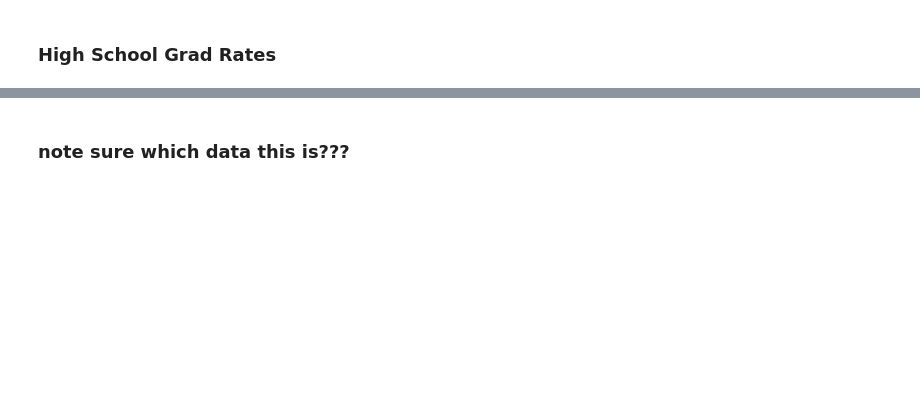
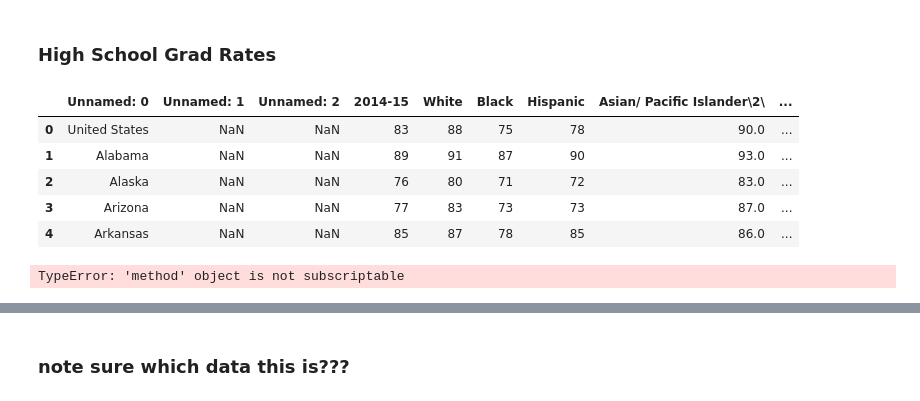
Before and after one commit to jelizalo/project-one, a Jupyter notebook: ProjectMaster.ipynb, the cells around one changed output, grey strips where cells are left out. Cells and saved outputs as stored; diff of their text form; code cells hidden in the pictures; blank space fills up the shorter version.

```diff
--- a/ProjectMaster.ipynb
+++ b/ProjectMaster.ipynb
@@ -239,11 +268,21 @@ py.iplot( fig, filename='d3-cloropleth-map' )
 ### High School Grad Rates ###
 # %%
 # importing csv and creating dataframe ***need csv
-# csv=pd.read_csv('hsgraddata.csv')
 
-# hsgraddf=pd.DataFrame(csv)
-# hsgraddf
+csv = os.path.join('Resources', 'hsgraddata.csv')
+hsgraddf = pd.read_csv(csv)
+hsgraddf.head()
+# %% [output]
+|  | Unnamed: 0 | Unnamed: 1 | Unnamed: 2 | 2014-15 | White | Black | Hispanic | Asian/ Pacific Islander\2\ | ... |
+| 0 | United States | NaN | NaN | 83 | 88 | 75 | 78 | 90.0 | ... |
+| 1 | Alabama | NaN | NaN | 89 | 91 | 87 | 90 | 93.0 | ... |
+| 2 | Alaska | NaN | NaN | 76 | 80 | 71 | 72 | 83.0 | ... |
+| 3 | Arizona | NaN | NaN | 77 | 83 | 73 | 73 | 87.0 | ... |
+| 4 | Arkansas | NaN | NaN | 85 | 87 | 78 | 85 | 86.0 | ... |
 # %%
+# not too sure what you were trying to do here?
 #hsgraddf=pd.DataFrame(csv)
-#hsgraddf.drop['Unnamed:0']
+hsgraddf.drop['Unnamed:0']
+# %% [output]
+TypeError: 'method' object is not subscriptable
 # %%
```
Also changed, not shown: parts of 23 cells of this notebook.
